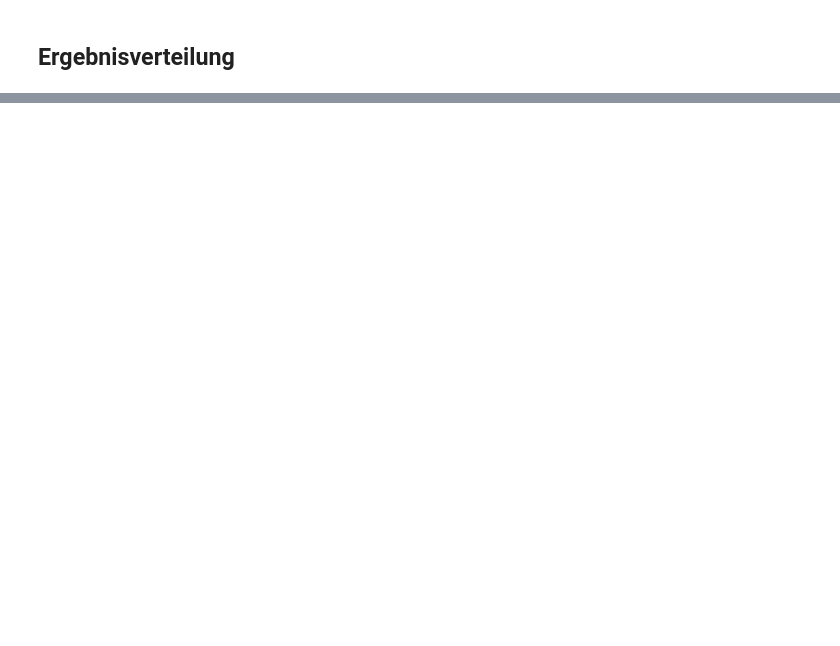
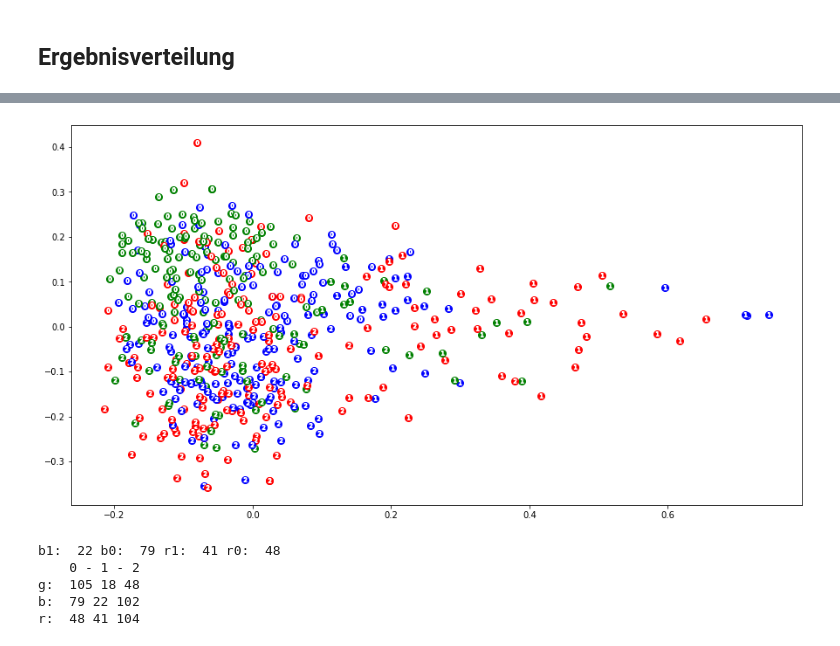
Before and after one commit to LennartKeller/SubtitleClustering, a Jupyter notebook: notebooks/Jan_Koe_ClusteringUberZeit-Copy1.ipynb, the cells around one changed output, grey strips where cells are left out. Saved outputs shown, nothing was run; the diff lists cells and outputs as text; code cells hidden in the pictures; blank space fills up the shorter version.

```diff
--- a/notebooks/Jan_Koe_ClusteringUberZeit-Copy1.ipynb
+++ b/notebooks/Jan_Koe_ClusteringUberZeit-Copy1.ipynb
@@ -291,0 +325,3 @@ b1:  156 b0:  224 r1:  307 r0:  106
+# %%
+tfidf = TfidfVectorizer(max_features=10000)
+tokens3 = tfidf.fit_transform(dfs_clean3.text)
@@ -291,0 +335,17 @@ b1:  156 b0:  224 r1:  307 r0:  106
+# %%
+pca = PCA(n_components=2)
+pca.fit(tokens3.todense())
+X_tf = pca.transform(tokens3.todense())
+
+#Abspeichern der Zwischenergebnisste im Datafram
+dfs_clean3['pcatokens3_1'] = X_tf[:,0]
+dfs_clean3['pcatokens3_2'] = X_tf[:,1]
+dfs_clean3['kmeanstokens3'] = models3.labels_
+
+#Plotten anhand der gespeicherten Zwischenergebnisse
+plt.figure(figsize=(15,8))
+for d in dfs_clean3.iterrows():
+    x = d[1].pcatokens3_1
+    y = d[1].pcatokens3_2
+    plt.plot(x, y, 'o', markersize=4, color= d[1].colors)
+    plt.plot(x, y, marker=TextPath((-3, -3), f'{d[1].kmeanstokens3}'), color='black', markersize=1)
@@ -291,0 +368,41 @@ b1:  156 b0:  224 r1:  307 r0:  106
+# %%
+dfs_cleansample3 = dfs_clean3.sample(frac=0.1)
+
+tfidf = TfidfVectorizer(max_features=10000)
+tokens3c = tfidf.fit_transform(dfs_cleansample3.text)
+
+pca = PCA(n_components=2)
+pca.fit(tokens3c.todense())
+X_tf = pca.transform(tokens3c.todense())
+
+#Abspeichern der Zwischenergebnisste im Datafram
+dfs_cleansample3['pcatokens3_1'] = X_tf[:,0]
+dfs_cleansample3['pcatokens3_2'] = X_tf[:,1]
+
+#Plotten anhand der gespeicherten Zwischenergebnisse
+plt.figure(figsize=(15,8))
+for d in dfs_cleansample3.iterrows():
+    x = d[1].pcatokens3_1
+    y = d[1].pcatokens3_2
+    plt.plot(x, y, 'o', markersize=8, color= d[1].colors)
+    plt.plot(x, y, marker=TextPath((-3, -3), f'{d[1].kmeanstokens3}'), color='white', markersize=6)
+# %% [output]
+[figure, added]
+# %%
+b1 = dfs_cleansample3.loc[(dfs_cleansample3['kmeanstokens3'] == 1) & (dfs_cleansample3['colors'] == 'blue')]
+b0 = dfs_cleansample3.loc[(dfs_cleansample3['kmeanstokens3'] == 0) & (dfs_cleansample3['colors'] == 'blue')]
+b2 = dfs_cleansample3.loc[(dfs_cleansample3['kmeanstokens3'] == 2) & (dfs_cleansample3['colors'] == 'blue')]
+r1 = dfs_cleansample3.loc[(dfs_cleansample3['kmeanstokens3'] == 1) & (dfs_cleansample3['colors'] == 'red')]
+r0 = dfs_cleansample3.loc[(dfs_cleansample3['kmeanstokens3'] == 0) & (dfs_cleansample3['colors'] == 'red')]
+r2 = dfs_cleansample3.loc[(dfs_cleansample3['kmeanstokens3'] == 2) & (dfs_cleansample3['colors'] == 'red')]
+g0 = dfs_cleansample3.loc[(dfs_cleansample3['kmeanstokens3'] == 0) & (dfs_cleansample3['colors'] == 'green')]
+g1 = dfs_cleansample3.loc[(dfs_cleansample3['kmeanstokens3'] == 1) & (dfs_cleansample3['colors'] == 'green')]
+g2 = dfs_cleansample3.loc[(dfs_cleansample3['kmeanstokens3'] == 2) & (dfs_cleansample3['colors'] == 'green')]
+print('b1: ', len(b1), 'b0: ', len(b0), 'r1: ', len(r1), 'r0: ', len(r0))
+print('    0 - 1 - 2 \ng: ', len(g0), len(g1), len(g2), '\nb: ', len(b0), len(b1), len(b2), '\nr: ', len(r0), len(r1), len(r2))
+# %% [output]
+b1:  22 b0:  79 r1:  41 r0:  48
+    0 - 1 - 2
+g:  105 18 48
+b:  79 22 102
+r:  48 41 104
```
Also changed, not shown: parts of 28 cells of this notebook, 1 other file.
